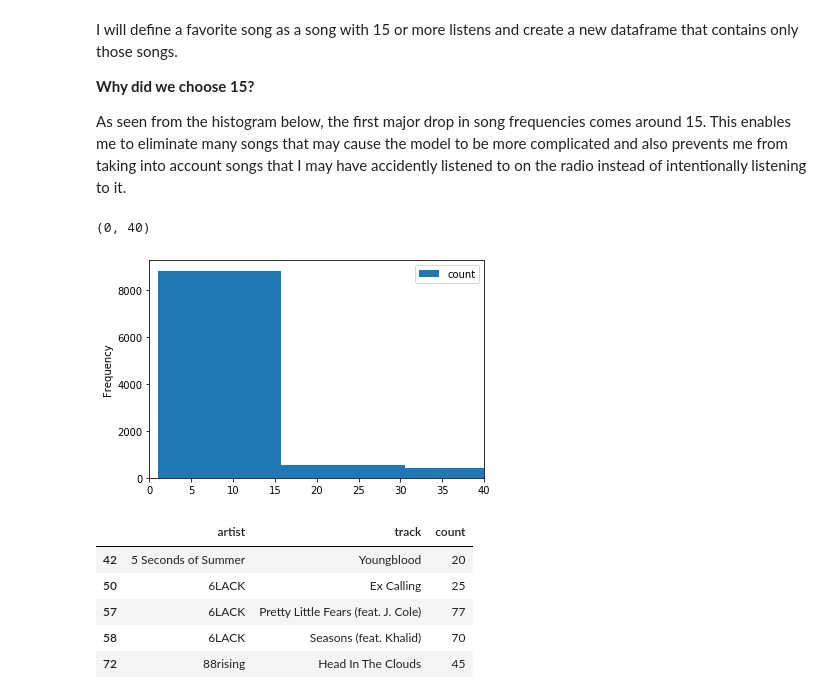
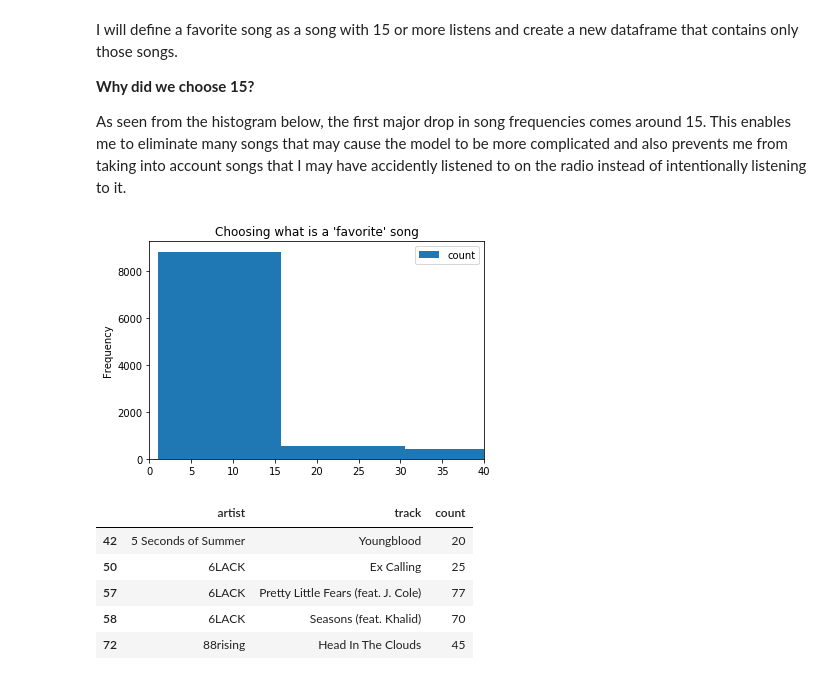
Before and after one commit to isacmlee/song-recommender, a Jupyter notebook: song-recommender.ipynb, the cells around one changed output. Drawn from its saved outputs; the diff is of its cells as text; code cells hidden in the pictures.

```diff
--- a/song-recommender.ipynb
+++ b/song-recommender.ipynb
@@ -57,9 +74,9 @@ As seen from the histogram below, the first major drop in song frequencies comes
 # %%
 ax = df.groupby(['artist','track']).size().to_frame('count').reset_index().plot(kind='hist',bins=9)
 ax.set_xlim(0,40)
+ax.set_title("Choosing what is a 'favorite' song")
 # %% [output]
-(0, 40)
-[figure, old version]
+[figure, new version]
 # %%
 # Find number of occurences of each song, and keep songs with 15 or more listnes
 df.groupby(['artist','track']).size().to_frame('count').reset_index()
```
Also changed, not shown: parts of 9 cells of this notebook, 4 other files.
